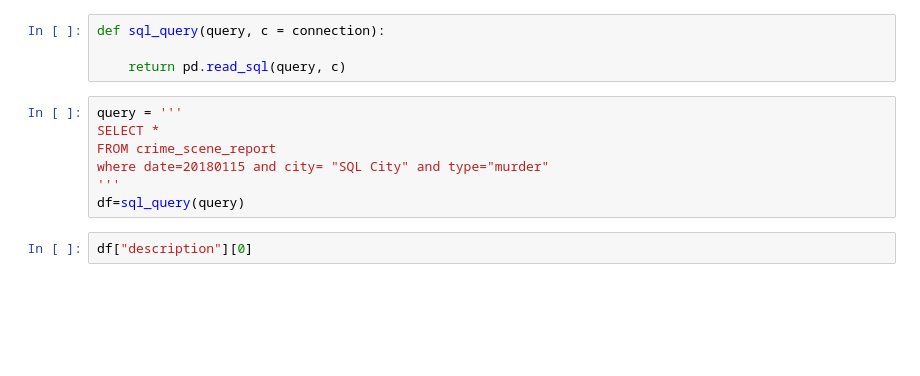
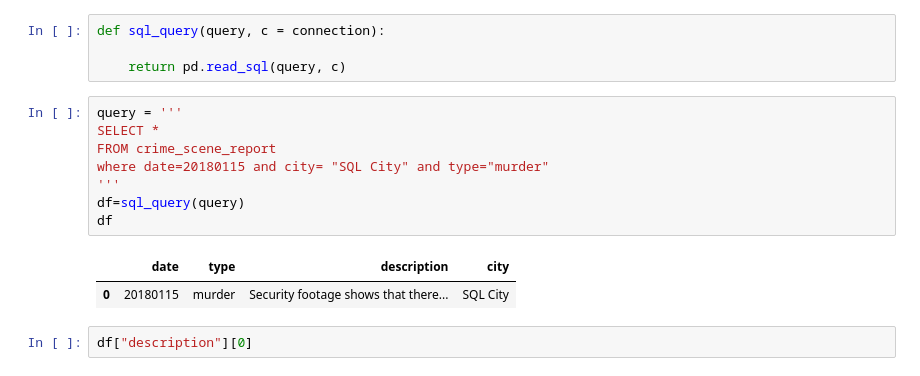
Before and after one commit to mankolepanto/team_challenge_2, a Jupyter notebook: Parte_I_SQL Game.ipynb, the cells around one changed output. Saved outputs shown, nothing was run; the diff lists cells and outputs as text; blank space fills up the shorter version.

```diff
--- a/Parte_I_SQL Game.ipynb
+++ b/Parte_I_SQL Game.ipynb
@@ -38,10 +38,14 @@ def sql_query(query, c = connection):
 # %%
 query = '''
 SELECT *
 FROM crime_scene_report
 where date=20180115 and city= "SQL City" and type="murder"
 '''
 df=sql_query(query)
+df
+# %% [output]
+|  | date | type | description | city |
+| 0 | 20180115 | murder | Security footage shows that there... | SQL City |
 # %%
 df["description"][0]
 # %% [output]
```
Also changed, not shown: 1 other file.
